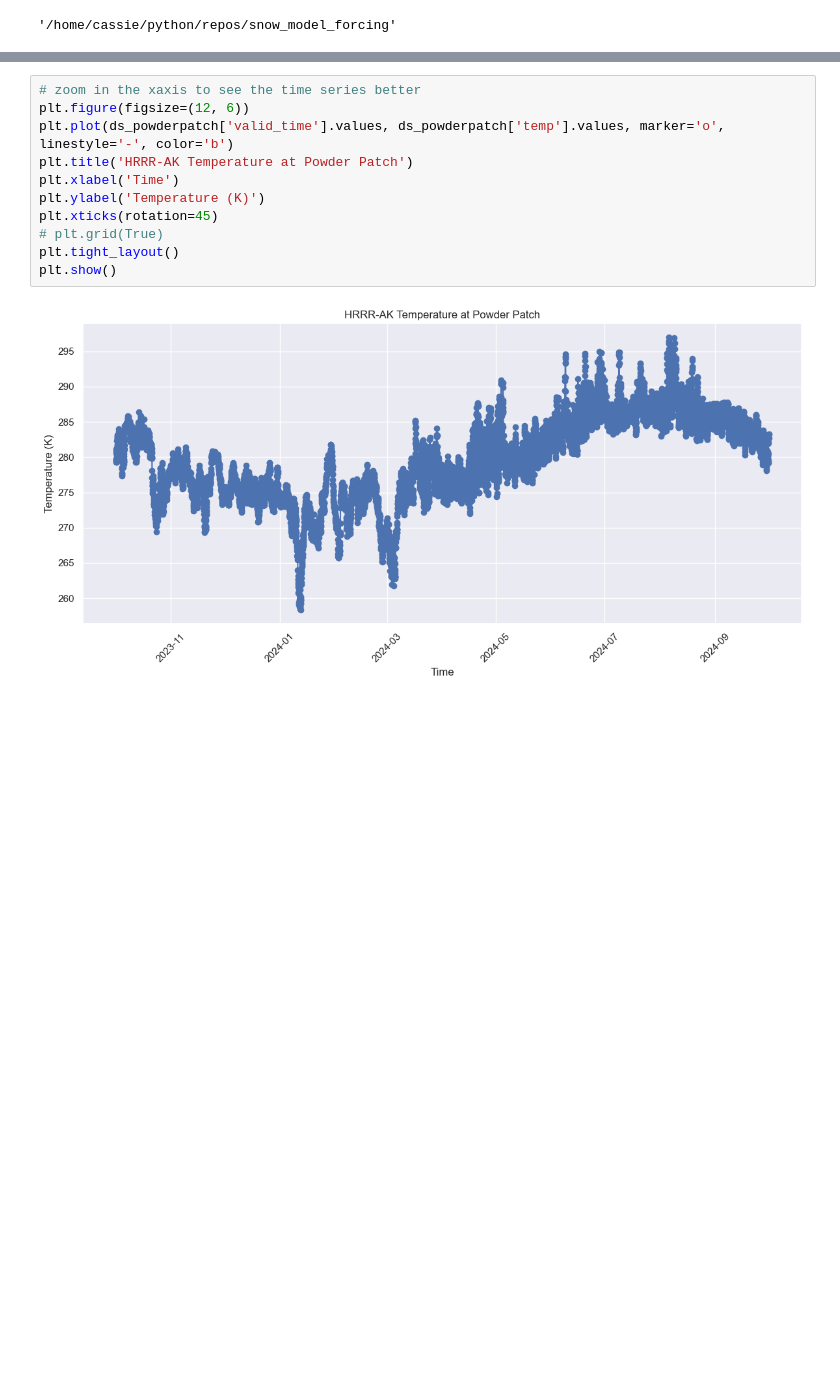
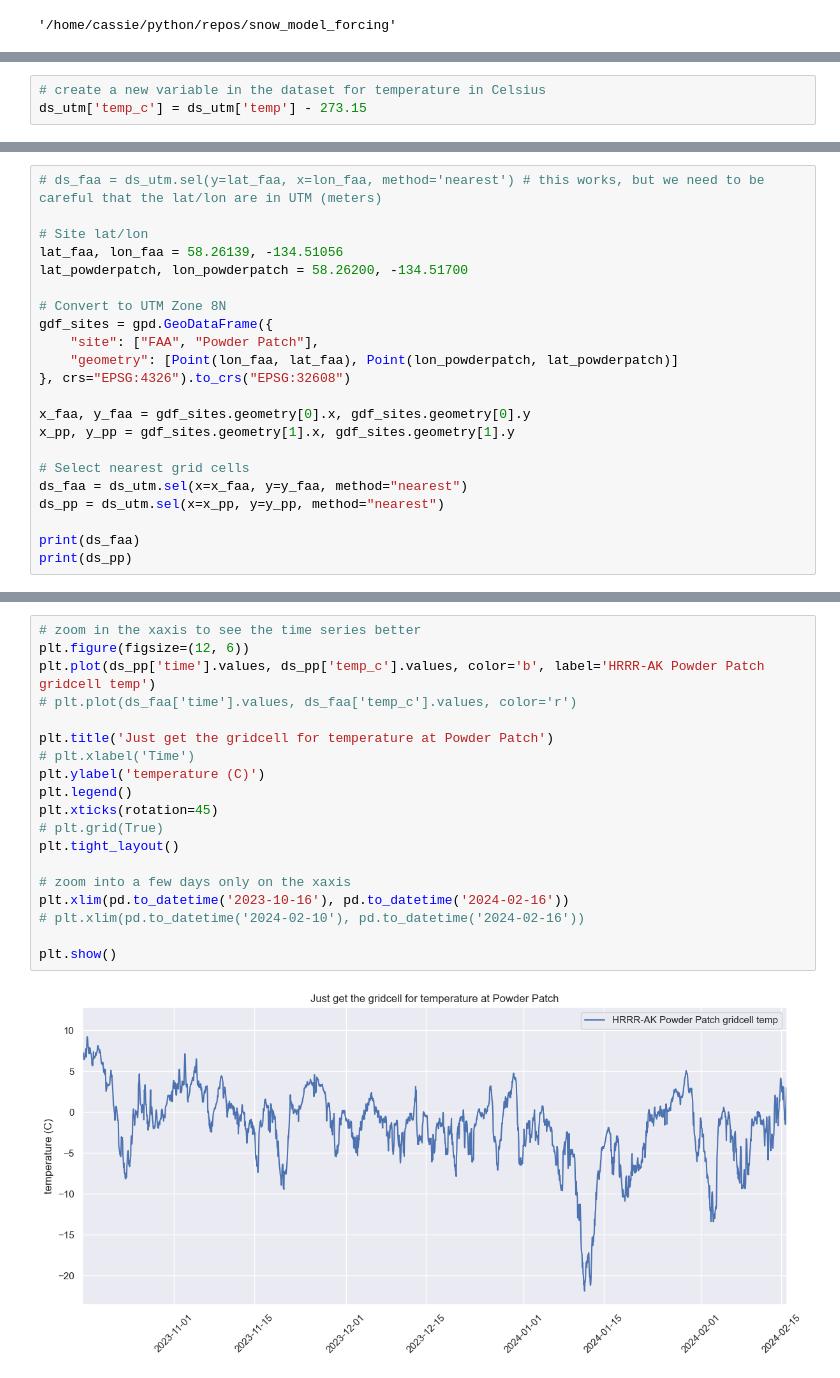
Before and after one commit to cassielumbrazo/snow_modeling_point, a Jupyter notebook: 2_clean_hrrrak_netcdf.ipynb, the cells around one changed output, grey strips where cells are left out. Drawn from its saved outputs; the diff is of its cells as text; blank space fills up the shorter version.

```diff
--- a/2_clean_hrrrak_netcdf.ipynb
+++ b/2_clean_hrrrak_netcdf.ipynb
@@ -104,0 +198,3 @@ ds.temp[0].plot()
+# %%
+# create a new variable in the dataset for temperature in Celsius
+ds_utm['temp_c'] = ds_utm['temp'] - 273.15
@@ -104,0 +203,22 @@ ds.temp[0].plot()
+# %%
+# ds_faa = ds_utm.sel(y=lat_faa, x=lon_faa, method='nearest') # this works, but we need to be careful that the lat/lon are in UTM (meters)
+
+# Site lat/lon
+lat_faa, lon_faa = 58.26139, -134.51056
+lat_powderpatch, lon_powderpatch = 58.26200, -134.51700
+
+# Convert to UTM Zone 8N
+gdf_sites = gpd.GeoDataFrame({
+    "site": ["FAA", "Powder Patch"],
+    "geometry": [Point(lon_faa, lat_faa), Point(lon_powderpatch, lat_powderpatch)]
+}, crs="EPSG:4326").to_crs("EPSG:32608")
+
+x_faa, y_faa = gdf_sites.geometry[0].x, gdf_sites.geometry[0].y
+x_pp, y_pp = gdf_sites.geometry[1].x, gdf_sites.geometry[1].y
+
+# Select nearest grid cells
+ds_faa = ds_utm.sel(x=x_faa, y=y_faa, method="nearest")
+ds_pp = ds_utm.sel(x=x_pp, y=y_pp, method="nearest")
+
+print(ds_faa)
+print(ds_pp)
@@ -105,13 +243,21 @@ ds.temp[0].plot()
 # %%
 # zoom in the xaxis to see the time series better
 plt.figure(figsize=(12, 6))
-plt.plot(ds_powderpatch['valid_time'].values, ds_powderpatch['temp'].values, marker='o', linestyle='-', color='b')
-plt.title('HRRR-AK Temperature at Powder Patch')
-plt.xlabel('Time')
-plt.ylabel('Temperature (K)')
+plt.plot(ds_pp['time'].values, ds_pp['temp_c'].values, color='b', label='HRRR-AK Powder Patch gridcell temp')
+# plt.plot(ds_faa['time'].values, ds_faa['temp_c'].values, color='r')
+
+plt.title('Just get the gridcell for temperature at Powder Patch')
+# plt.xlabel('Time')
+plt.ylabel('temperature (C)')
+plt.legend()
 plt.xticks(rotation=45)
 # plt.grid(True)
 plt.tight_layout()
+
+# zoom into a few days only on the xaxis
+plt.xlim(pd.to_datetime('2023-10-16'), pd.to_datetime('2024-02-16'))
+# plt.xlim(pd.to_datetime('2024-02-10'), pd.to_datetime('2024-02-16'))
+
 plt.show()
 # %% [output]
-[figure, old version]
+[figure, new version]
```
Also changed, not shown: parts of 26 cells of this notebook, 2 other files.
